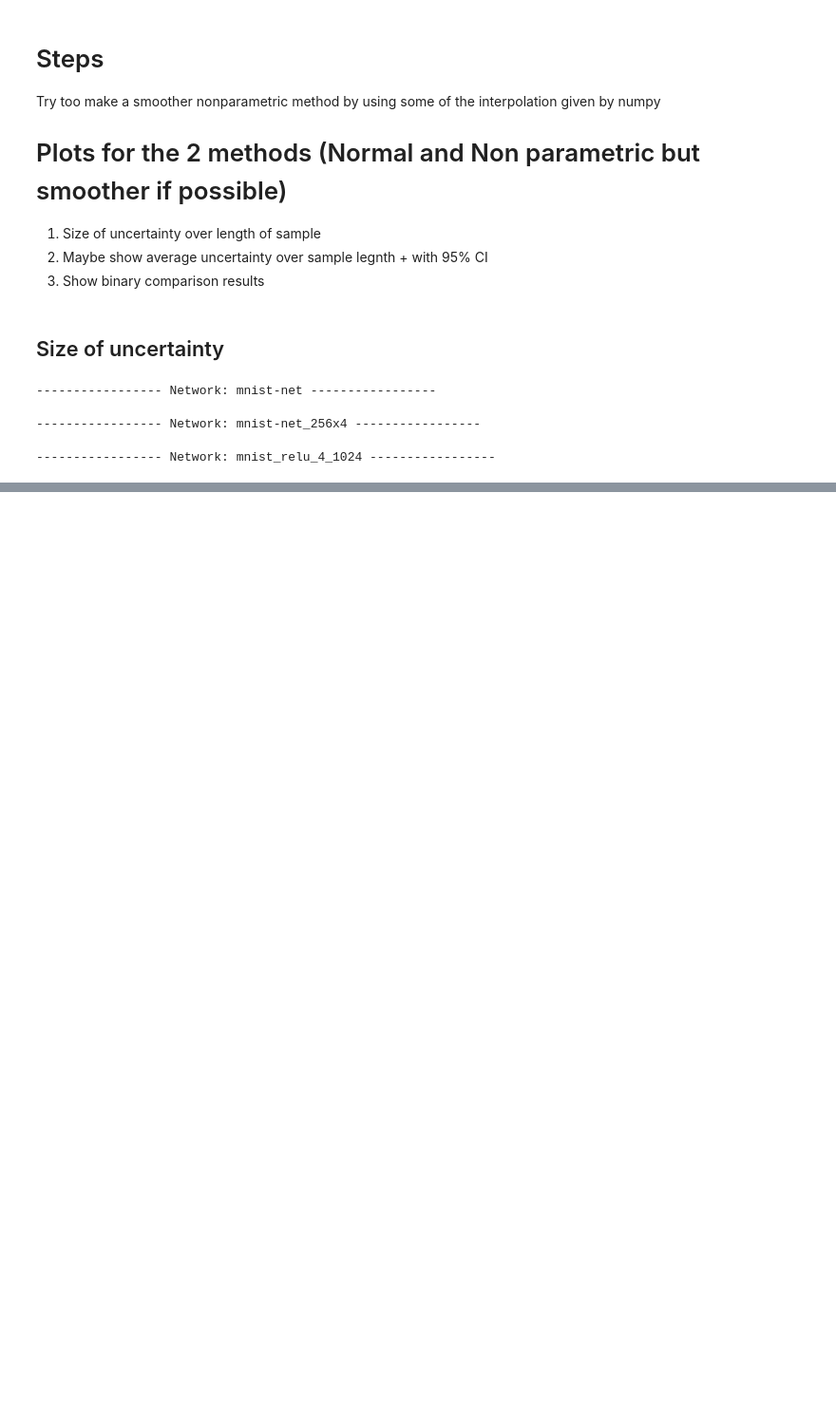
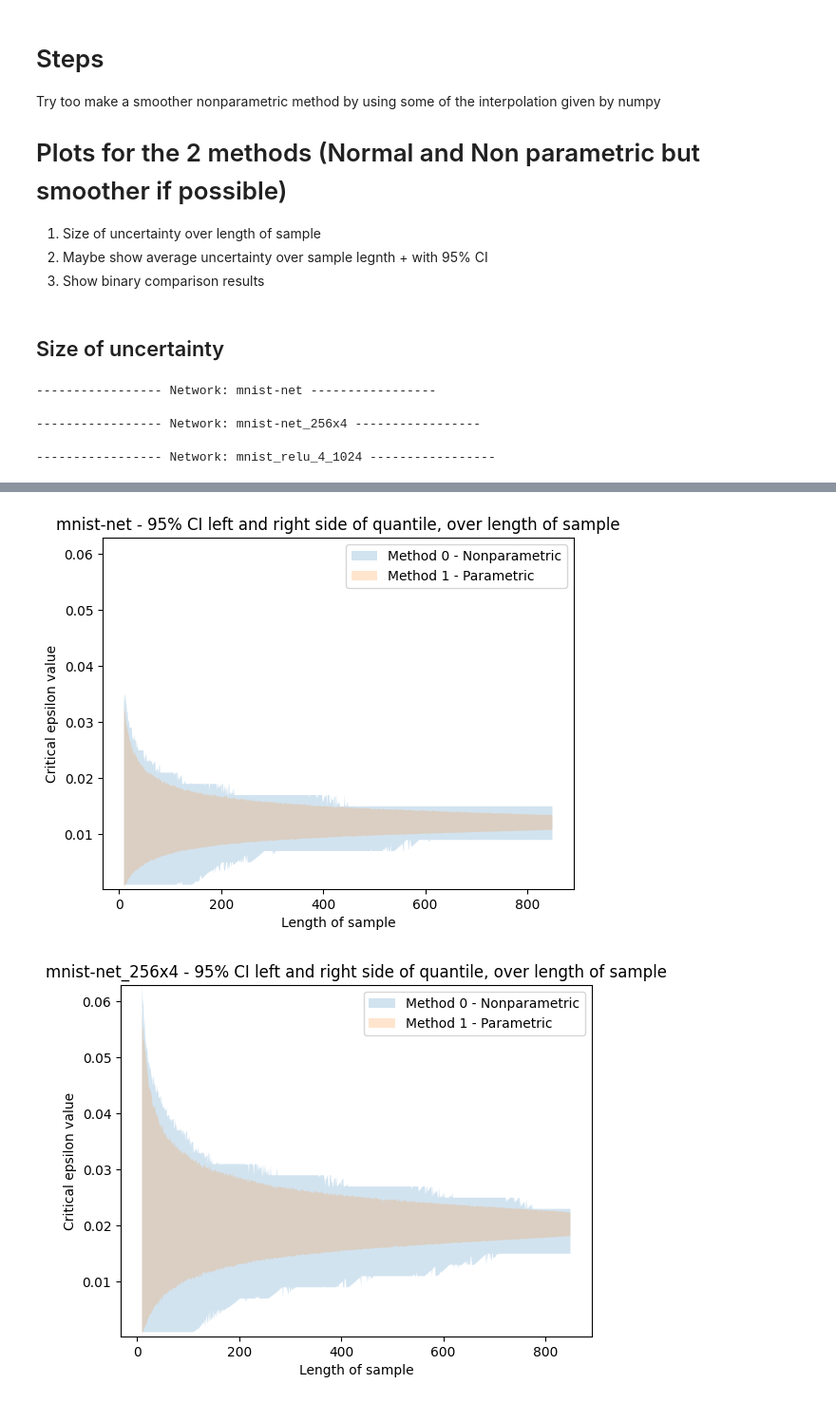
Before and after one commit to lionelkiel/Robustness-Metric, a Jupyter notebook: ResultsPlots.ipynb, the cells around one changed output, grey strips where cells are left out. Shown: that part at 95% size. Drawn from its saved outputs; the diff is of its cells as text; code cells hidden in the pictures; blank space fills up the shorter version.

```diff
--- a/ResultsPlots.ipynb
+++ b/ResultsPlots.ipynb
@@ -70,0 +59,5 @@ figs, axs = plot_uncertainty_size(dat, names = ['Nonparametric', 'Parametric'])
+# %%
+figs, axs = plot_uncertainty_distribution(dat, names = ['Nonparametric', 'Parametric'], plot_type='conf')
+# %% [output]
+[figure, added]
+[figure, added]
```
Also changed, not shown: parts of 9 cells of this notebook, 3 other files.
